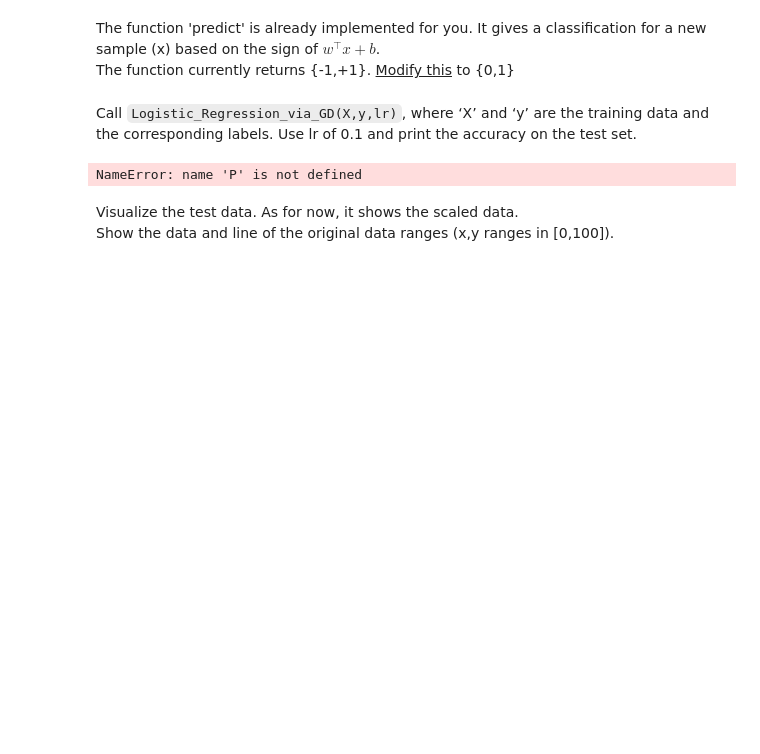
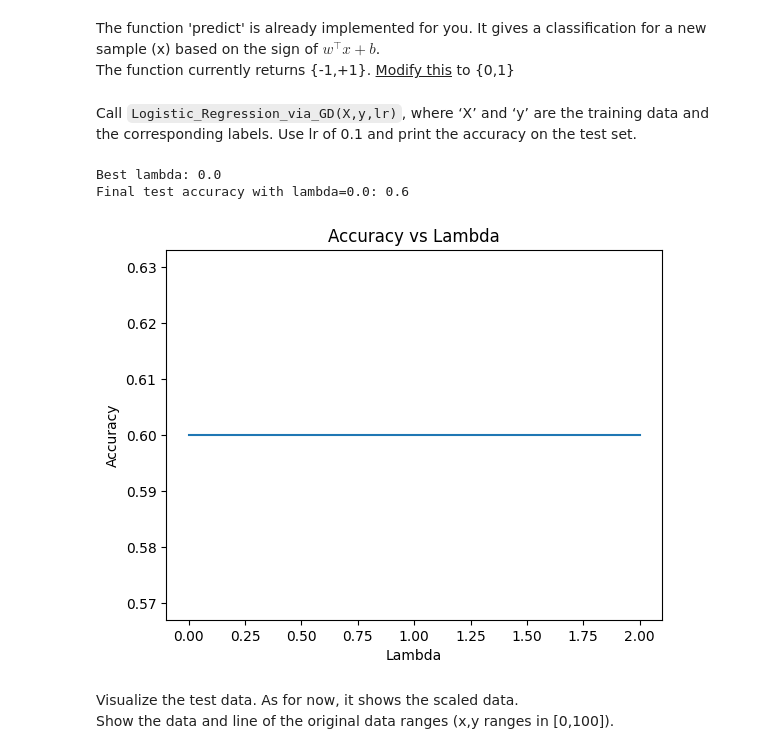
Before and after one commit to MahmoudAbade/ML-HW, a Jupyter notebook: HW2.ipynb, the cells around one changed output. Cells and saved outputs as stored; diff of their text form; code cells hidden in the pictures; blank space fills up the shorter version.

```diff
--- a/HW2.ipynb
+++ b/HW2.ipynb
@@ -405,19 +407,46 @@ def Logistic_Regression_via_GD(X, y, lr):
 The function 'predict' is already implemented for you. It gives a classification for a new sample (x) based on the sign of $w^\top x + b$. <br/>
 The function currently returns {-1,+1}. <u>Modify this</u> to {0,1}
 # %%
-def predict(w,b,x):
-    return np.sign(np.dot(w, x) + b)
+def predict(X, w, b):
+    linear_model = np.dot(X, w) + b
+    y_pred = sigmoid(linear_model)
+    y_pred_class = (y_pred >= 0.5).astype(int)
+    return y_pred_class
 # %% [markdown]
 Call `Logistic_Regression_via_GD(X,y,lr)`, where ‘X’ and ‘y’ are the training data and the corresponding labels. Use lr of 0.1 and print the accuracy on the test set.
-# %%
-w, b = Logistic_Regression_via_GD(X_train, y_train,0.5)
-
-y_pred = predict(X_test, w, b)
-y_pred = np.where(y_pred > 0.5, 1, 0)
-accuracy = np.mean(y_pred == y_test)
-print(f"Test accuracy is {accuracy * 100}%")
-# %% [output]
-NameError: name 'P' is not defined
+# %%
+import numpy as np
+import matplotlib.pyplot as plt
+
+lamdas = np.arange(0, 2.1, 0.1)
+accuracies = []
+
+for lamda in lamdas:
+    w, b = Logistic_Regression_via_GD(X_train, y_train, lamda=lamda)
+    y_pred = predict(X_test, w, b)
+    acc = np.mean(y_pred == (y_test + 1)/2)  # Convert y_test from {-1,1} to {0,1}
+    accuracies.append(acc)
+
+# Plot accuracy vs lambda
+plt.plot(lamdas, accuracies)
+plt.xlabel('Lambda')
+plt.ylabel('Accuracy')
+plt.title('Accuracy vs Lambda')
+plt.savefig('accuracy_vs_lambda.png')
+
+# Find best lambda
+best_lambda = lamdas[np.argmax(accuracies)]
+print(f"Best lambda: {best_lambda}")
+
+# Train with best lambda and compute test accuracy
+w_best, b_best = Logistic_Regression_via_GD(X_train, y_train, lamda=best_lambda)
+y_pred_best = predict(X_test, w_best, b_best)
+final_acc = np.mean(y_pred_best == (y_test + 1)/2)
+print(f"Final test accuracy with lambda={best_lambda}: {final_acc}")
+# %% [output]
+Best lambda: 0.0
+Final test accuracy with lambda=0.0: 0.6
+[figure, added]
 # %% [markdown]
 Visualize the test data. As for now, it shows the scaled data.<br/>
 Show the data and line of the original data ranges (x,y ranges in [0,100]).
```
Also changed, not shown: parts of 11 cells of this notebook, 2 other files.
